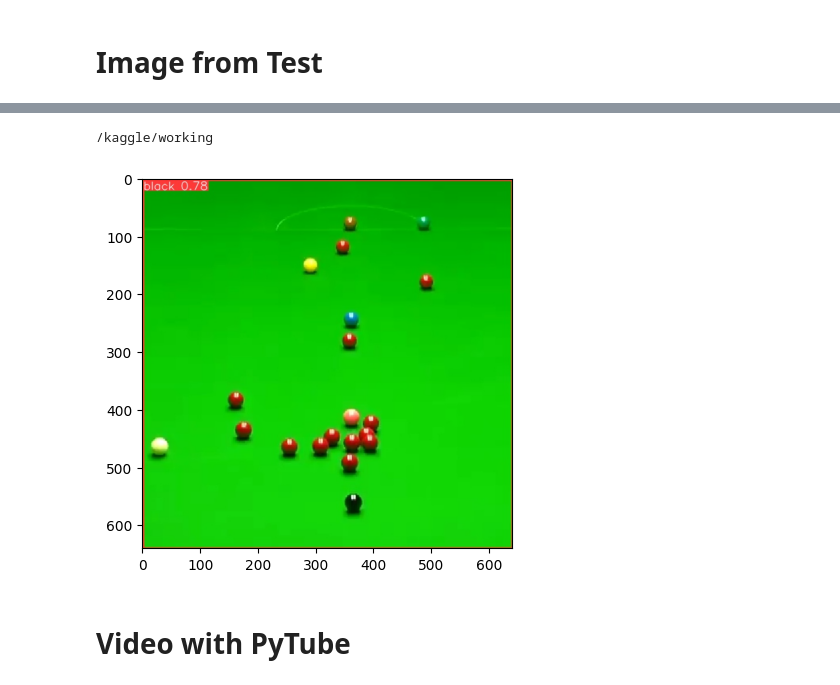
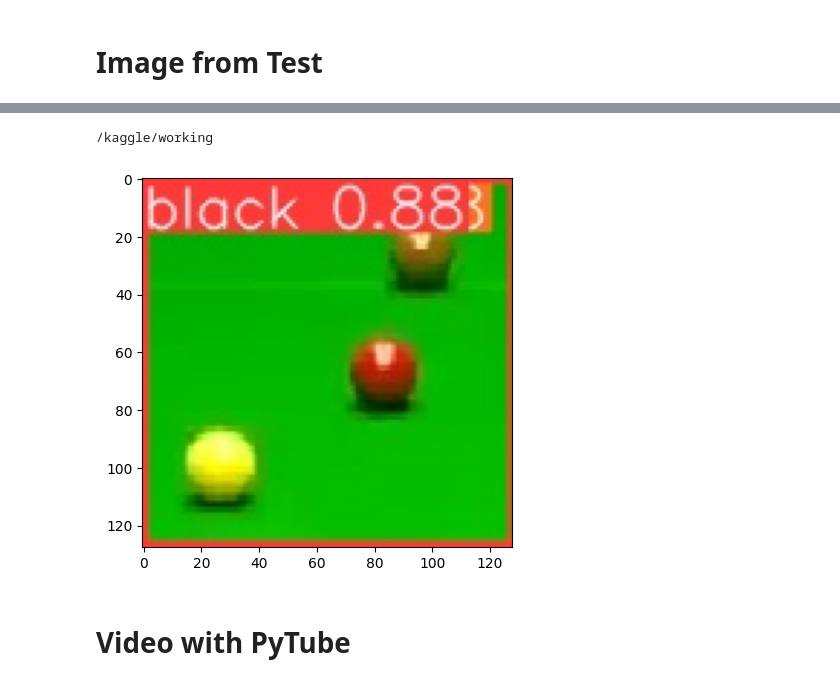
Before and after one commit to yustinachang/1121_Digital-Image-Processing-and-Analysis, a Jupyter notebook: Final_Project/snooker-detection-with-yolov8.ipynb, the cells around one changed output, grey strips where cells are left out. Drawn from its saved outputs; the diff is of its cells as text; code cells hidden in the pictures.

Commit message:
Kaggle Notebook | Snooker_Balls_Detection_with_YOLOv8 | Version 22

```diff
--- a/Final_Project/snooker-detection-with-yolov8.ipynb
+++ b/Final_Project/snooker-detection-with-yolov8.ipynb
@@ -240,10 +234,10 @@ Results saved to runs/detect/image
 # %%
 %cd $OUTPUT_PATH
-plt.imshow(cv2.cvtColor(cv2.imread('runs/detect/image/image.jpg'), cv2.COLOR_BGR2RGB))
+plt.imshow(cv2.cvtColor(cv2.imread('runs/detect/image/image2.jpg'), cv2.COLOR_BGR2RGB))
 plt.show()
 # %% [output]
 /kaggle/working
-[figure, old version]
+[figure, new version]
 # %% [markdown]
 # Video with PyTube
 # %%
```
Also changed, not shown: parts of 3 cells of this notebook.
